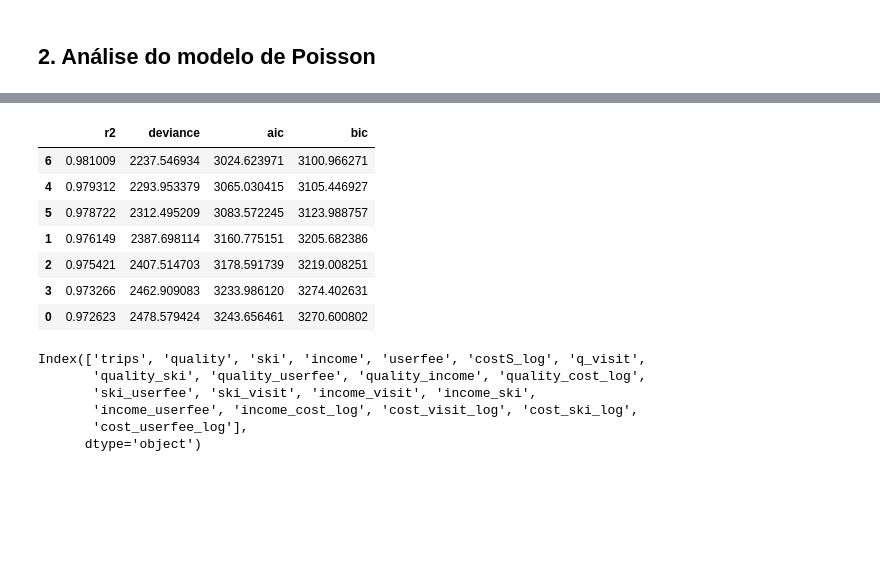
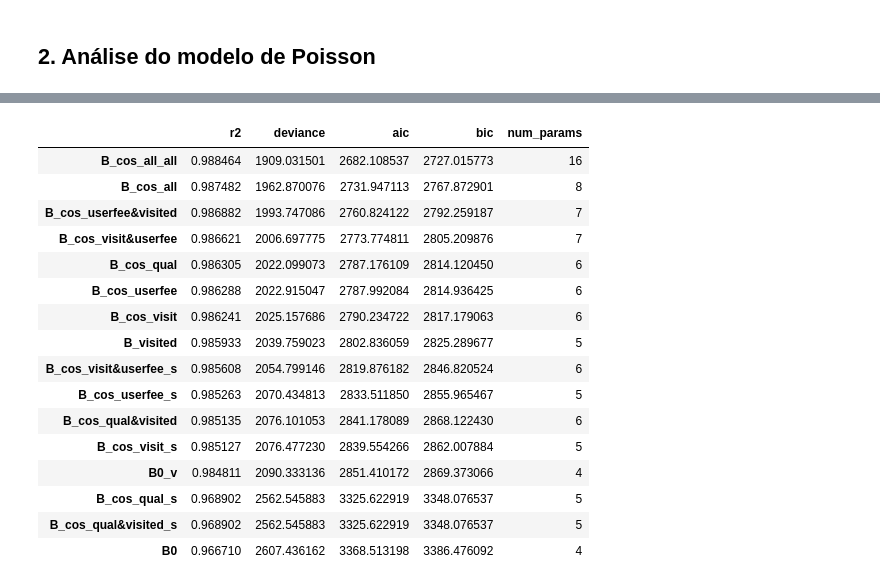
Before and after one commit to scrocha/modelagem-estatistica-A2, a Jupyter notebook: trabalho.ipynb, the cells around one changed output, grey strips where cells are left out. Drawn from its saved outputs; the diff is of its cells as text; code cells hidden in the pictures; blank space fills up the shorter version.

Commit message:
Add esocolha de covariáveis para o modelo de regressão

```diff
--- a/trabalho.ipynb
+++ b/trabalho.ipynb
@@ -784,23 +701,37 @@ data.head()
 # %%
-models_basic = dict()
+models = dict()
 
-models_basic["0"] = "trips ~ quality + ski + userfee + income + costS_log"
+models["B0"] = "trips ~ quality + userfee + costS_log"
+models["B0_v"] = "trips ~ visited + userfee + costS_log"
 
-models_basic["1"] = "trips ~ quality * (ski + userfee + income + costS_log)"
+models["B_visited"] = "trips ~ quality + userfee + costS_log + visited"
 
-models_basic["2"] = "trips ~ quality + ski * (userfee + income + costS_log)"
+models["B_cos_qual"] = "trips ~ costS_log * quality + userfee + visited"
+models["B_cos_qual_s"] = "trips ~ costS_log * quality + userfee"
 
-models_basic["3"] = "trips ~ quality + userfee * (ski + income + costS_log)"
+models["B_cos_visit"] = "trips ~ costS_log * visited + userfee + quality"
+models["B_cos_visit_s"] = "trips ~ costS_log * visited + userfee"
 
-models_basic["4"] = "trips ~ quality + income * (ski + userfee + costS_log)"
+models["B_cos_userfee"] = "trips ~ costS_log * userfee + quality + visited"
+models["B_cos_userfee_s"] = "trips ~ costS_log * userfee + visited"
 
-models_basic["5"] = "trips ~ quality + costS_log * (ski + userfee + income)"
+models["B_cos_qual&visited"] = "trips ~ costS_log * (quality + visited) + userfee"
+models["B_cos_qual&visited_s"] = "trips ~ costS_log * quality + userfee"
+models["B_cos_qual&visited"] = "trips ~ costS_log * (quality + visited)"
 
-models_basic["6"] = "trips ~ quality + ski * userfee * income * costS_log"
+models["B_cos_userfee&visited"] = "trips ~ costS_log * (quality + userfee) + visited"
+
+models["B_cos_visit&userfee"] = "trips ~ costS_log * (visited + userfee) + quality"
+models["B_cos_visit&userfee_s"] = "trips ~ costS_log * (visited + userfee)"
+
+models["B_cos_all"] = "trips ~ costS_log * (quality + visited + userfee)"
+
+models["B_cos_all_all"] = "trips ~ costS_log * quality * visited * userfee"
+
 
 results = dict()
 
-for key, formula in models_basic.items():
+for key, formula in models.items():
     model = smf.glm(
         formula=formula,
         data=data_correlation,
@@ -813,28 +744,29 @@ for key, formula in models_basic.items():
         "deviance": model.deviance,
         "aic": model.aic,
         "bic": model.bic_llf,
+        "num_params": model.params.shape[0],
     }
 # %%
 pd.DataFrame.from_dict(
     results,
     orient="index",
-    columns=["r2", "deviance", "aic", "bic"],
+    columns=["r2", "deviance", "aic", "bic", "num_params"],
 ).sort_values(by="r2", ascending=False)
 # %% [output]
-|  | r2 | deviance | aic | bic |
-| 6 | 0.981009 | 2237.546934 | 3024.623971 | 3100.966271 |
-| 4 | 0.979312 | 2293.953379 | 3065.030415 | 3105.446927 |
-| 5 | 0.978722 | 2312.495209 | 3083.572245 | 3123.988757 |
-| 1 | 0.976149 | 2387.698114 | 3160.775151 | 3205.682386 |
-| 2 | 0.975421 | 2407.514703 | 3178.591739 | 3219.008251 |
-| 3 | 0.973266 | 2462.909083 | 3233.986120 | 3274.402631 |
-| 0 | 0.972623 | 2478.579424 | 3243.656461 | 3270.600802 |
+|  | r2 | deviance | aic | bic | num_params |
+| B_cos_all_all | 0.988464 | 1909.031501 | 2682.108537 | 2727.015773 | 16 |
+| B_cos_all | 0.987482 | 1962.870076 | 2731.947113 | 2767.872901 | 8 |
+| B_cos_userfee&visited | 0.986882 | 1993.747086 | 2760.824122 | 2792.259187 | 7 |
+| B_cos_visit&userfee | 0.986621 | 2006.697775 | 2773.774811 | 2805.209876 | 7 |
+| B_cos_qual | 0.986305 | 2022.099073 | 2787.176109 | 2814.120450 | 6 |
+| B_cos_userfee | 0.986288 | 2022.915047 | 2787.992084 | 2814.936425 | 6 |
+| B_cos_visit | 0.986241 | 2025.157686 | 2790.234722 | 2817.179063 | 6 |
+| B_visited | 0.985933 | 2039.759023 | 2802.836059 | 2825.289677 | 5 |
+| B_cos_visit&userfee_s | 0.985608 | 2054.799146 | 2819.876182 | 2846.820524 | 6 |
+| B_cos_userfee_s | 0.985263 | 2070.434813 | 2833.511850 | 2855.965467 | 5 |
+| B_cos_qual&visited | 0.985135 | 2076.101053 | 2841.178089 | 2868.122430 | 6 |
+| B_cos_visit_s | 0.985127 | 2076.477230 | 2839.554266 | 2862.007884 | 5 |
+| B0_v | 0.984811 | 2090.333136 | 2851.410172 | 2869.373066 | 4 |
+| B_cos_qual_s | 0.968902 | 2562.545883 | 3325.622919 | 3348.076537 | 5 |
+| B_cos_qual&visited_s | 0.968902 | 2562.545883 | 3325.622919 | 3348.076537 | 5 |
+| B0 | 0.966710 | 2607.436162 | 3368.513198 | 3386.476092 | 4 |
-# %%
-data_correlation.columns
-# %% [output]
-Index(['trips', 'quality', 'ski', 'income', 'userfee', 'costS_log', 'q_visit',
-       'quality_ski', 'quality_userfee', 'quality_income', 'quality_cost_log',
-       'ski_userfee', 'ski_visit', 'income_visit', 'income_ski',
-       'income_userfee', 'income_cost_log', 'cost_visit_log', 'cost_ski_log',
-       'cost_userfee_log'],
-      dtype='object')
```
Also changed, not shown: parts of 18 cells of this notebook.
